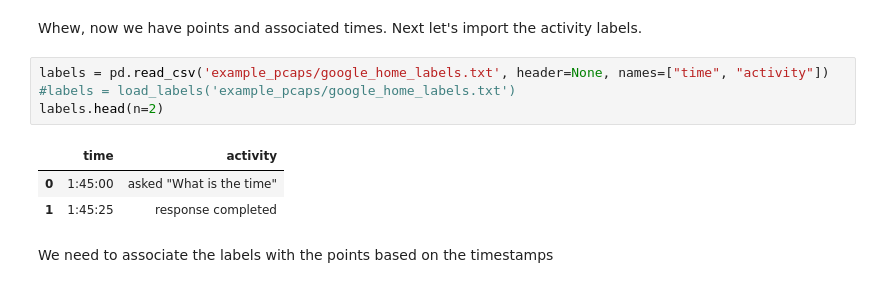
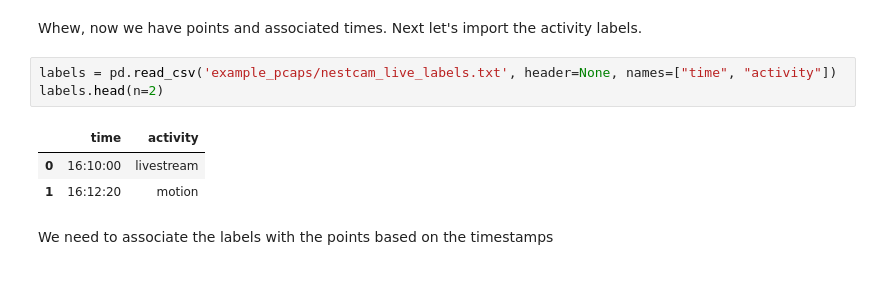
Before and after one commit to noise-lab/ml-networking, a Jupyter notebook: 6_Nearest_Neighbors.ipynb, the cells around one changed output. Saved outputs shown, nothing was run; the diff lists cells and outputs as text.

```diff
--- a/6_Nearest_Neighbors.ipynb
+++ b/6_Nearest_Neighbors.ipynb
@@ -127,12 +164,11 @@ points, point_times = rates_to_points(rates, rate_times, samples_per_point)
 # %% [markdown]
 Whew, now we have points and associated times. Next let's import the activity labels.
 # %%
-labels = pd.read_csv('example_pcaps/google_home_labels.txt', header=None, names=["time", "activity"])
-#labels = load_labels('example_pcaps/google_home_labels.txt')
+labels = pd.read_csv('example_pcaps/nestcam_live_labels.txt', header=None, names=["time", "activity"])
 labels.head(n=2)
 # %% [output]
 |  | time | activity |
-| 0 | 1:45:00 | asked "What is the time" |
-| 1 | 1:45:25 | response completed |
+| 0 | 16:10:00 | livestream |
+| 1 | 16:12:20 | motion |
 # %% [markdown]
 We need to associate the labels with the points based on the timestamps
```
Also changed, not shown: parts of 29 cells of this notebook, 3 other files.
